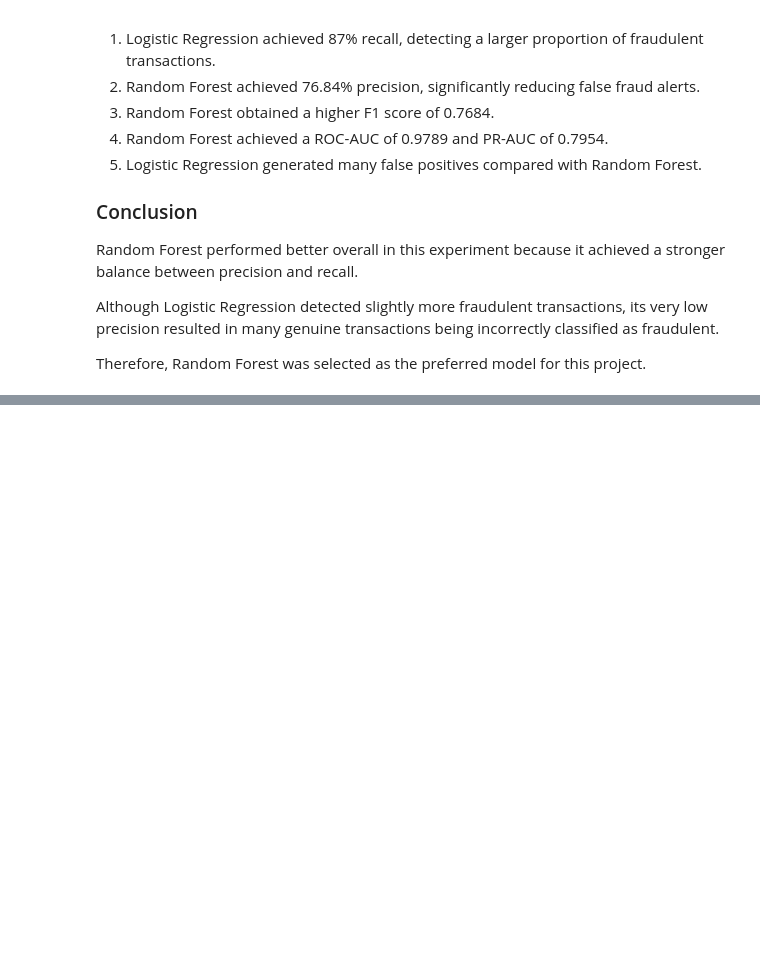
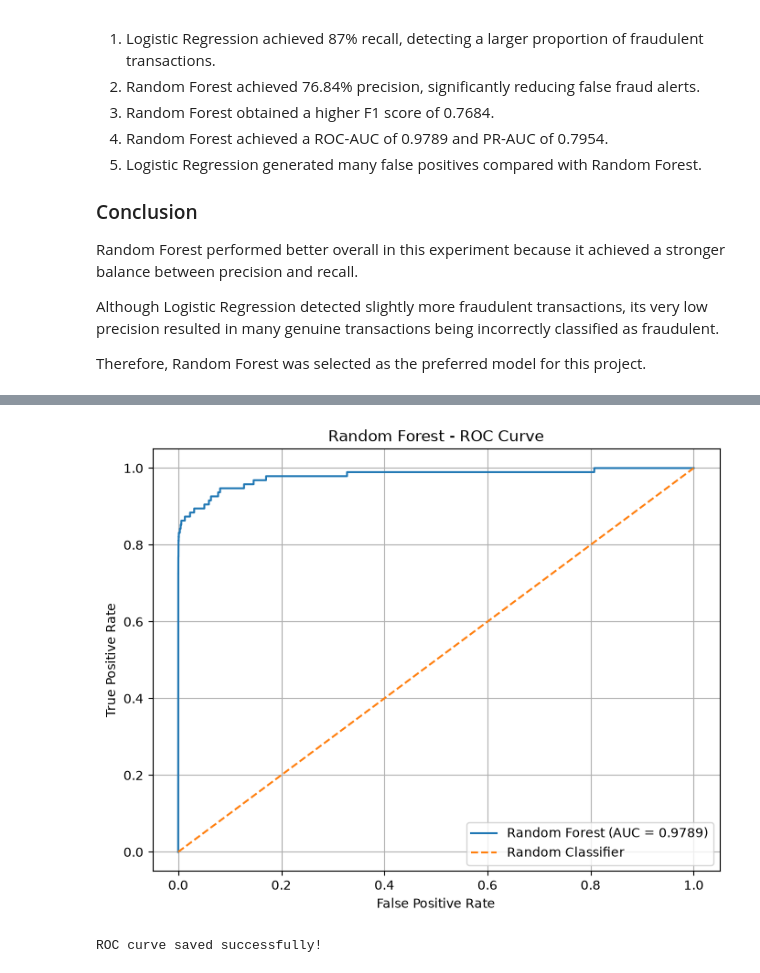
Before and after one commit to bharghavguru/Credit-Card-Fraud-Detection, a Jupyter notebook: notebooks/03_model_training.ipynb, the cells around one changed output, grey strips where cells are left out. Cells and saved outputs as stored; diff of their text form; code cells hidden in the pictures; blank space fills up the shorter version.

```diff
--- a/notebooks/03_model_training.ipynb
+++ b/notebooks/03_model_training.ipynb
@@ -746,0 +786,30 @@ Therefore, Random Forest was selected as the preferred model for this project.
+# %%
+from sklearn.metrics import roc_curve, roc_auc_score
+import matplotlib.pyplot as plt
+
+fpr, tpr, thresholds = roc_curve(y_test, y_test_probabilities)
+
+roc_auc = roc_auc_score(y_test, y_test_probabilities)
+
+plt.figure(figsize=(8, 6))
+plt.plot(fpr, tpr, label=f"Random Forest (AUC = {roc_auc:.4f})")
+plt.plot([0, 1], [0, 1], linestyle="--", label="Random Classifier")
+
+plt.xlabel("False Positive Rate")
+plt.ylabel("True Positive Rate")
+plt.title("Random Forest - ROC Curve")
+plt.legend()
+plt.grid()
+
+plt.savefig(
+    figures_dir / "roc_curve.png",
+    dpi=300,
+    bbox_inches="tight"
+)
+
+plt.show()
+
+print("ROC curve saved successfully!")
+# %% [output]
+[figure, added]
+ROC curve saved successfully!
```
Also changed, not shown: parts of 5 cells of this notebook, 5 other files.
